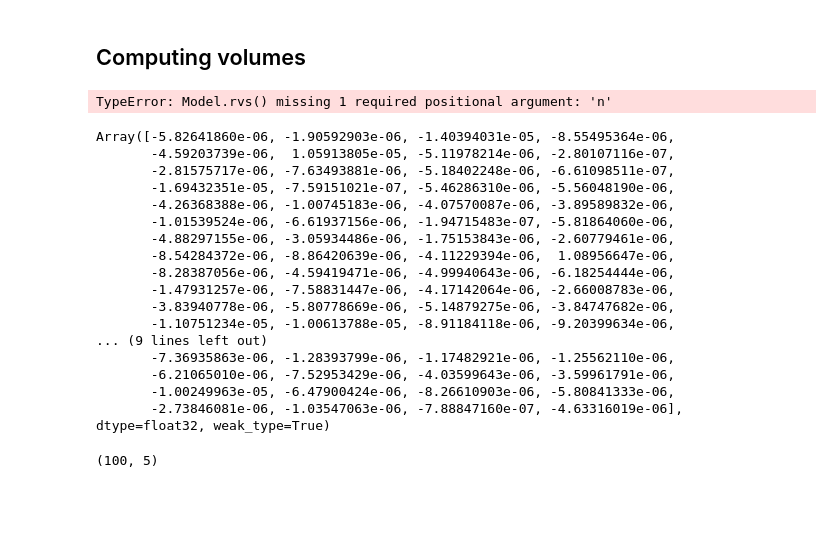
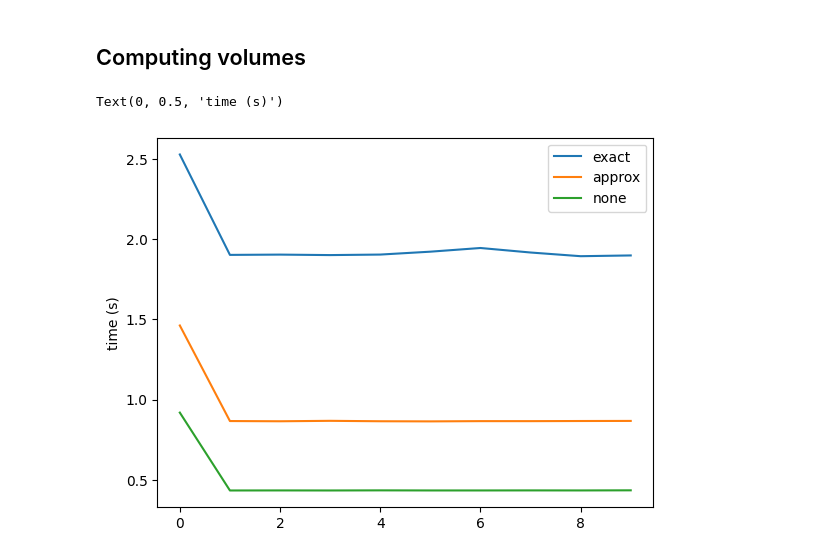
Before and after one commit to yallup/fusions, a Jupyter notebook: demo_diffusion.ipynb, the cells around one changed output. Drawn from its saved outputs; the diff is of its cells as text; code cells hidden in the pictures; blank space fills up the shorter version.

```diff
--- a/demo_diffusion.ipynb
+++ b/demo_diffusion.ipynb
@@ -107,9 +107,5 @@ a.plot(x_t[200,:,param_idx], color="C0")
 [figure]
 # %% [markdown]
 ## Computing volumes
-# %%
-target_x, J_approx=diffusion.rvs(jac=True,solution="approx")
-# %% [output]
-TypeError: Model.rvs() missing 1 required positional argument: 'n'
 # %%
 initial_points = Model.prior().rvs(100)
@@ -118,2 +112,20 @@ target_x, J_approx=diffusion.predict(initial_points,jac=True,solution="approx")
+# %%
+from timeit import default_timer as timer
+times_exact = []
+for i in range(10):
+    timer_start = timer()
+    target_x, J_exact=diffusion.predict(initial_points,jac=True,solution="exact")
+    times_exact.append(timer()-timer_start)
+# %%
+# from timeit import default_timer as timer
+times_approx = []
+for i in range(10):
+    timer_start = timer()
+    target_x, J_approx=diffusion.predict(initial_points,jac=True,solution="approx")
+    times_approx.append(timer()-timer_start)
 # %%
-target_x, J_exact=diffusion.predict(initial_points,jac=True,solution="exact")
+times_none = []
+for i in range(10):
+    timer_start = timer()
+    target_x, J_exact=diffusion.predict(initial_points,jac=True,solution="none")
+    times_none.append(timer()-timer_start)
@@ -122,27 +132,9 @@ target_x, J_none=diffusion.predict(initial_points,jac=True,solution="none")
-# %%
-target_x, J_approx=diffusion.predict(initial_points,jac=True,solution="approx")
-J_approx
-
-# 1-np.exp(J_exact)
-# %% [output]
-Array([-5.82641860e-06, -1.90592903e-06, -1.40394031e-05, -8.55495364e-06,
-       -4.59203739e-06,  1.05913805e-05, -5.11978214e-06, -2.80107116e-07,
-       -2.81575717e-06, -7.63493881e-06, -5.18402248e-06, -6.61098511e-07,
-       -1.69432351e-05, -7.59151021e-07, -5.46286310e-06, -5.56048190e-06,
-       -4.26368388e-06, -1.00745183e-06, -4.07570087e-06, -3.89589832e-06,
-       -1.01539524e-06, -6.61937156e-06, -1.94715483e-07, -5.81864060e-06,
-       -4.88297155e-06, -3.05934486e-06, -1.75153843e-06, -2.60779461e-06,
-       -8.54284372e-06, -8.86420639e-06, -4.11229394e-06,  1.08956647e-06,
-       -8.28387056e-06, -4.59419471e-06, -4.99940643e-06, -6.18254444e-06,
-       -1.47931257e-06, -7.58831447e-06, -4.17142064e-06, -2.66008783e-06,
-       -3.83940778e-06, -5.80778669e-06, -5.14879275e-06, -3.84747682e-06,
-       -1.10751234e-05, -1.00613788e-05, -8.91184118e-06, -9.20399634e-06,
-... (9 lines left out)
-       -7.36935863e-06, -1.28393799e-06, -1.17482921e-06, -1.25562110e-06,
-       -6.21065010e-06, -7.52953429e-06, -4.03599643e-06, -3.59961791e-06,
-       -1.00249963e-05, -6.47900424e-06, -8.26610903e-06, -5.80841333e-06,
-       -2.73846081e-06, -1.03547063e-06, -7.88847160e-07, -4.63316019e-06],      dtype=float32, weak_type=True)
-# %%
-ns.MCMCSamples(target_x,weights=np.exp(np.asarray(J_approx))).compress().shape
-# %% [output]
-(100, 5)
+# %%
+plt.plot(times_exact, label="exact")
+plt.plot(times_approx, label="approx")
+plt.plot(times_none, label="none")
+plt.legend()
+plt.ylabel("time (s)")
+# %% [output]
+Text(0, 0.5, 'time (s)')
+[figure, added]
```
Also changed, not shown: parts of 2 cells of this notebook.
